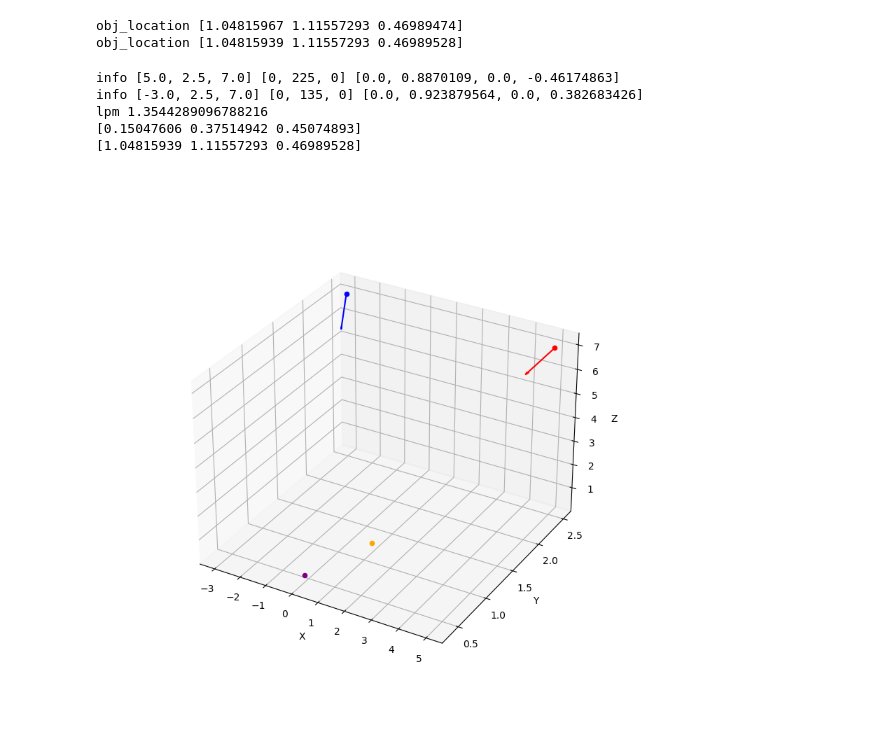
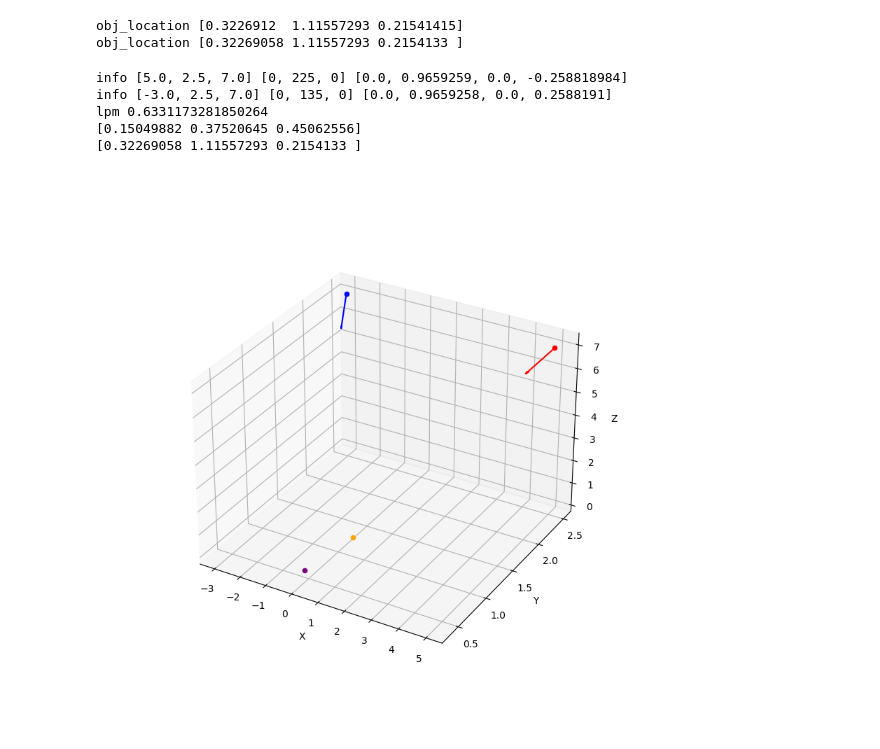
Before and after one commit to lordknight1904/Arsenal, a Jupyter notebook: complete.ipynb, the cells around one changed output. Saved outputs shown, nothing was run; the diff lists cells and outputs as text; code cells hidden in the pictures.

```diff
--- a/complete.ipynb
+++ b/complete.ipynb
@@ -38,7 +38,7 @@ def rot_mat_from_angles(angle):
     # return rotation_yaw @ rotation_pitch @ rotation_roll
     return rotation_roll @ rotation_pitch @ rotation_yaw
 # %%
-with open('./solo_9/sequence.0/step0.frame_data.json') as json_file:
+with open('./solo_11/sequence.2/step0.frame_data.json') as json_file:
     data = json.load(json_file)
 captures = data['captures']
 
@@ -103,8 +103,8 @@ def get_location(captures):
 output = get_location(captures)
 # print(output)
 # %% [output]
-obj_location [1.04815967 1.11557293 0.46989474]
-obj_location [1.04815939 1.11557293 0.46989528]
+obj_location [0.3226912  1.11557293 0.21541415]
+obj_location [0.32269058 1.11557293 0.2154133 ]
 # %%
 @dataclass
 class Camera:
@@ -152,7 +152,7 @@ class Camera:
         self.intrinsic_ = np.array(self.intrinsic_).reshape((3, 3))
 
     def pixel2ray(self, pixel):
-        pixel = np.append(pixel, np.zeros((pixel.shape[0], 1)) + 1, axis=-1)
+        pixel = np.append(pixel, np.zeros((pixel.shape[0], 1)) + self.focal_length, axis=-1)
         # camera_coor = pixel @ self.intrinsic_
         camera_coor = pixel @ np.linalg.inv(self.intrinsic)
         camera_coor = camera_coor / camera_coor[:, -1]
@@ -201,39 +201,41 @@ cameras_ = [
 ]
 for i, camera in enumerate(cameras_):
     ax.scatter(*camera.position, color=colors[i])
 
 lines = []
 for i, (bbox, camera) in enumerate(zip(output.get('bboxes'), cameras_)):
     pixels = np.array([
         bbox['center']
     ])
     rays = camera.pixel2ray(pixels)
     stack_origin = np.stack([camera.position]*pixels.shape[0])
     ax.quiver(
         stack_origin[:, 0],
         stack_origin[:, 1],
         stack_origin[:, 2],
         np.array([r.direction for r in rays])[:, 0],
         np.array([r.direction for r in rays])[:, 1],
         np.array([r.direction for r in rays])[:, 2],
         color=colors[i], length=1.0, arrow_length_ratio=.1, normalize=True
     )
     lines.append(rays[-1])
 
 point = find_points(*lines)
 print('lpm', np.sum((point - output['3D_location'])**2))
 print(point)
 print(output['3D_location'])
 ax.scatter(*point, color='purple')
 ax.scatter(*output['3D_location'], color='orange')
 plt.show()
+# [0.15049689 0.37520886 0.45062583]
+# [0.32269058 1.11557293 0.2154133 ]
 # %% [output]
-info [5.0, 2.5, 7.0] [0, 225, 0] [0.0, 0.8870109, 0.0, -0.46174863]
-info [-3.0, 2.5, 7.0] [0, 135, 0] [0.0, 0.923879564, 0.0, 0.382683426]
-lpm 1.3544289096788216
-[0.15047606 0.37514942 0.45074893]
-[1.04815939 1.11557293 0.46989528]
+info [5.0, 2.5, 7.0] [0, 225, 0] [0.0, 0.9659259, 0.0, -0.258818984]
+info [-3.0, 2.5, 7.0] [0, 135, 0] [0.0, 0.9659258, 0.0, 0.2588191]
+lpm 0.6331173281850264
+[0.15049882 0.37520645 0.45062556]
+[0.32269058 1.11557293 0.2154133 ]
-[figure, old version]
+[figure, new version]
 # %%
 import math
 
```
Also changed, not shown: parts of 1 cell of this notebook, 2 other files.
